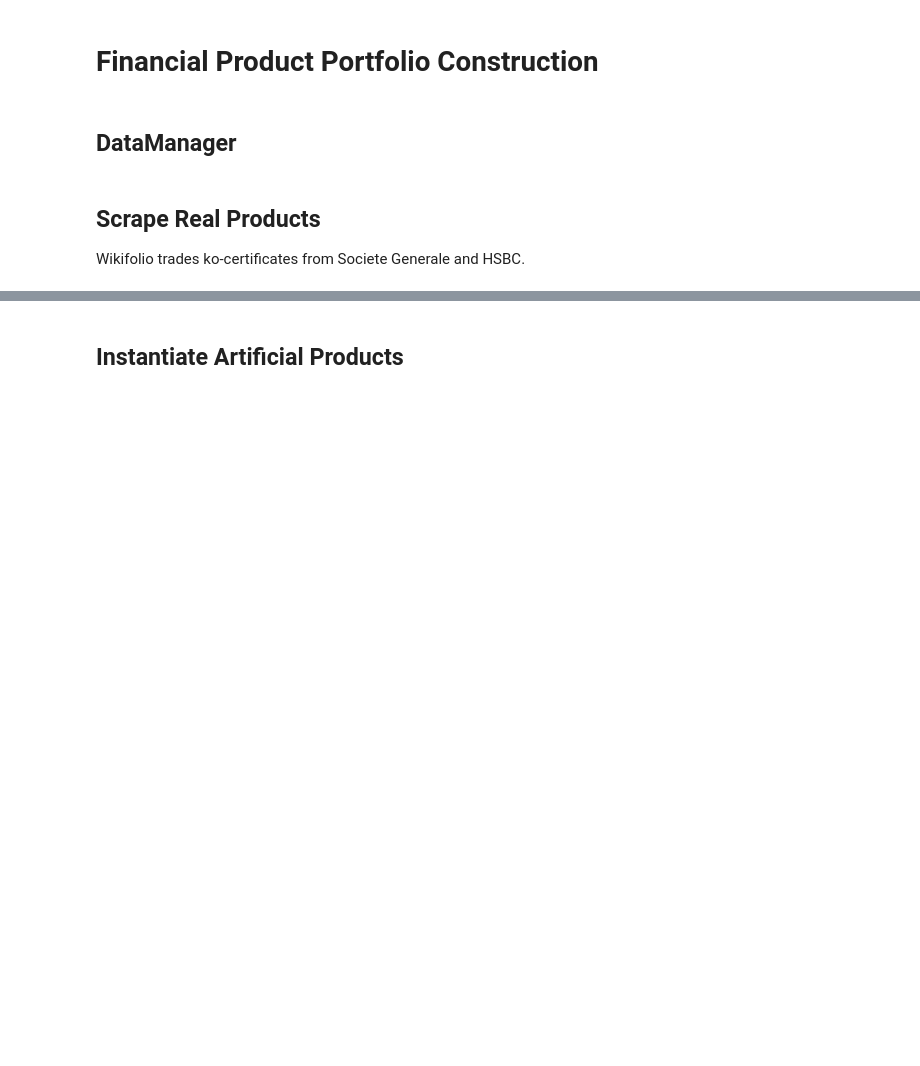
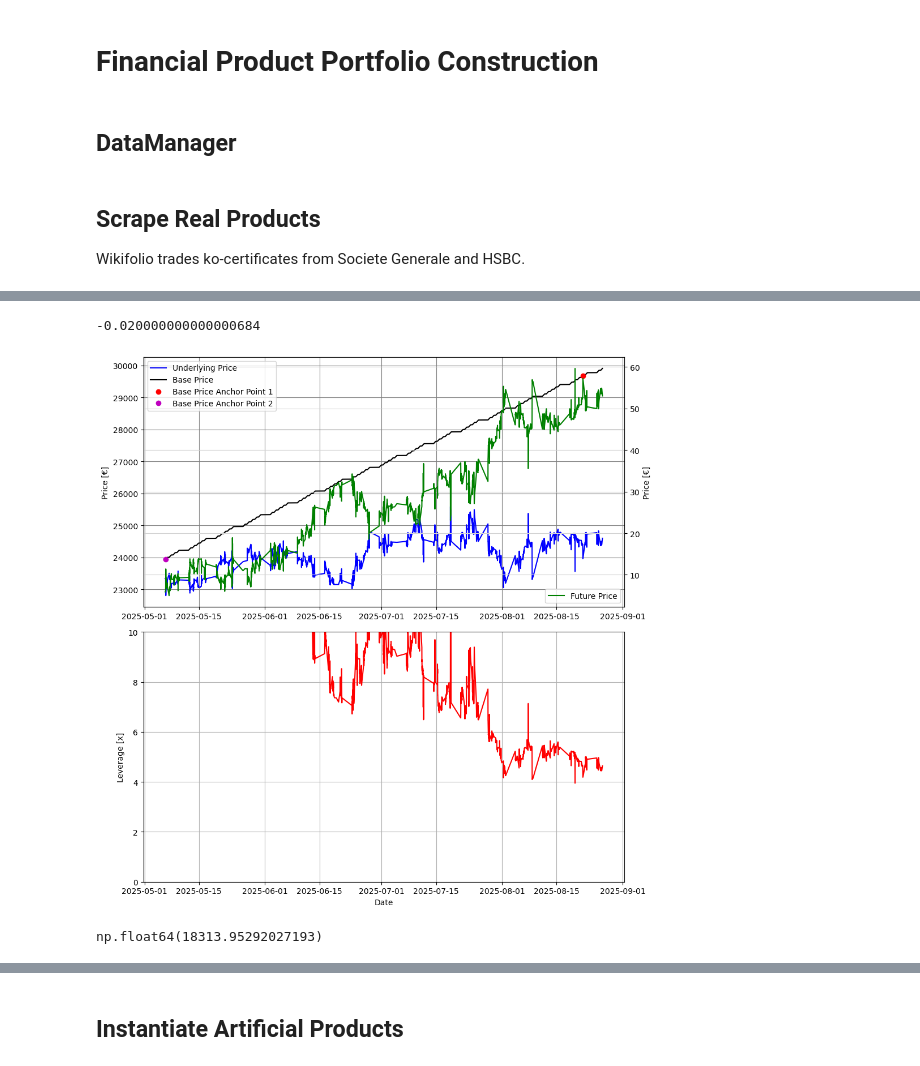
Before and after one commit to paulruesing/hybrid-rl-index-trading, a Jupyter notebook: notebooks/portfolio_construction.ipynb, the cells around one changed output, grey strips where cells are left out. Drawn from its saved outputs; the diff is of its cells as text; code cells hidden in the pictures; blank space fills up the shorter version.

```diff
--- a/notebooks/portfolio_construction.ipynb
+++ b/notebooks/portfolio_construction.ipynb
@@ -41,0 +121,2 @@ Wikifolio trades ko-certificates from Societe Generale and HSBC.
+# %%
+portfolio.by_isin['DE000HT52AV7'].issue_date = "2025-04-09"
@@ -41,0 +125,14 @@ Wikifolio trades ko-certificates from Societe Generale and HSBC.
+# %%
+portfolio.by_isin['DE000HT52AV7'].base_price_change_per_annum
+# %% [output]
+-0.020000000000000684
+# %%
+portfolio.by_isin['DE000HT52AV7'].plot()
+# %% [output]
+[figure, added]
+# %%
+portfolio.by_isin['DE000HS8DSJ0'].issue_date = "2025-04-09"
+
+portfolio.by_isin['DE000HS8DSJ0'].get_base_price_from_future_price(date="2025-08-01", future_price=5.2, use_as_2nd_base_price_tuple=True)
+# %% [output]
+np.float64(18313.95292027193)
```
Also changed, not shown: parts of 18 cells of this notebook.
